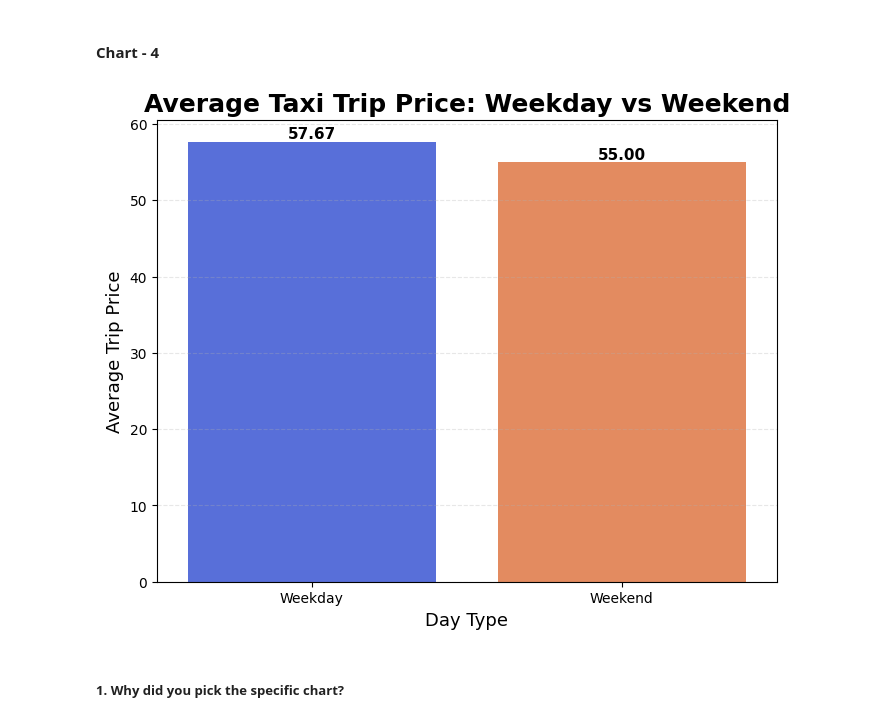
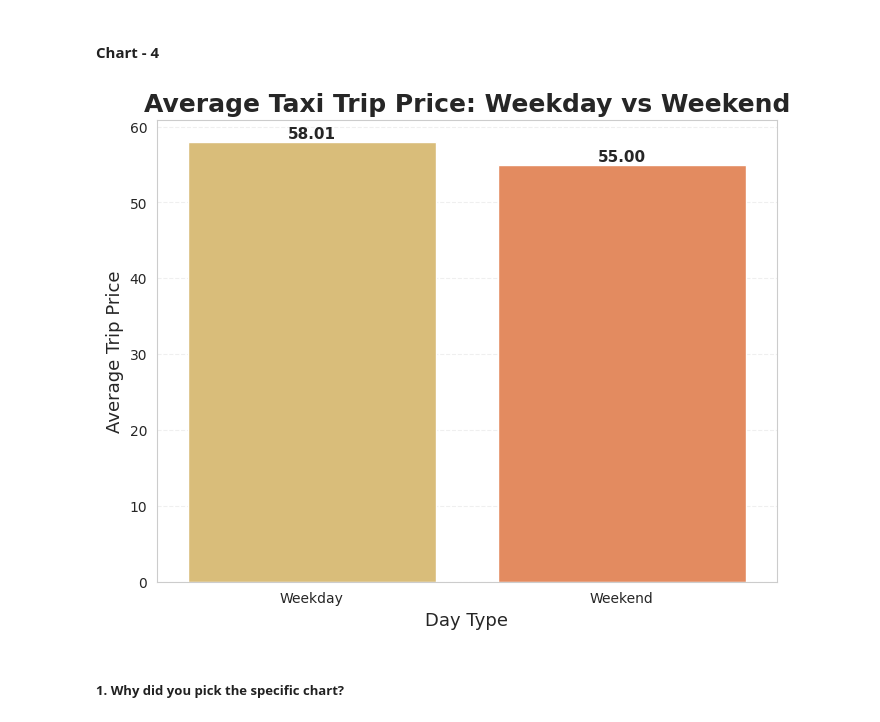
Before and after one commit to Sneha8126/Sneha-copy-of-Sample-ML-Submission-Template, a Jupyter notebook: Sneha_copy_of_Sample_ML_Submission_Template.ipynb, the cells around one changed output. Saved outputs shown, nothing was run; the diff lists cells and outputs as text; code cells hidden in the pictures.

```diff
--- a/Sneha_copy_of_Sample_ML_Submission_Template.ipynb
+++ b/Sneha_copy_of_Sample_ML_Submission_Template.ipynb
@@ -112,5 +112,6 @@ Mounted at /content/drive
 # %%
 df = pd.read_csv('/content/drive/MyDrive/taxi_trip_pricing.csv')
+eda_df = df.copy()
 # %% [markdown]
 ### Dataset First View
 # %%
@@ -444,7 +445,7 @@ from matplotlib.lines import lineStyles
 plt.figure(figsize=(10,6))
 colors = ['#FFD166', '#06D6A0', '#118AB2', '#EF476F']
 ax = sns.barplot(
-    data=df,
+    data=eda_df ,
     x='Time_of_Day',
     y='Trip_Price',
     estimator='mean',
@@ -499,36 +500,36 @@ plt.show()
 # Chart 4: Average Trip Price by Day of Week
 
 plt.figure(figsize=(8,6))
 
-colors = ['#4361EE', '#F9844A']
+colors = ['#E9C46A', '#F9844A']
 
 ax = sns.barplot(
-    data=df,
+    data=eda_df ,
     x='Day_of_Week',
     y='Trip_Price',
     estimator='mean',
     hue='Day_of_Week',
     palette=colors,
     legend=False,
     errorbar=None
 )
 
 # Value Labels
 for container in ax.containers:
     ax.bar_label(container, fmt='%.2f', fontsize=11, fontweight='bold')
 
 plt.title('Average Taxi Trip Price: Weekday vs Weekend',
           fontsize=18,
           fontweight='bold')
 
 plt.xlabel('Day Type', fontsize=13)
 plt.ylabel('Average Trip Price', fontsize=13)
 
 plt.grid(axis='y', linestyle='--', alpha=0.3)
 
 plt.show()
 # %% [output]
-[figure, old version]
+[figure, new version]
 # %% [markdown]
 ##### 1. Why did you pick the specific chart?
 # %% [markdown]
```
Also changed, not shown: parts of 29 cells of this notebook.
